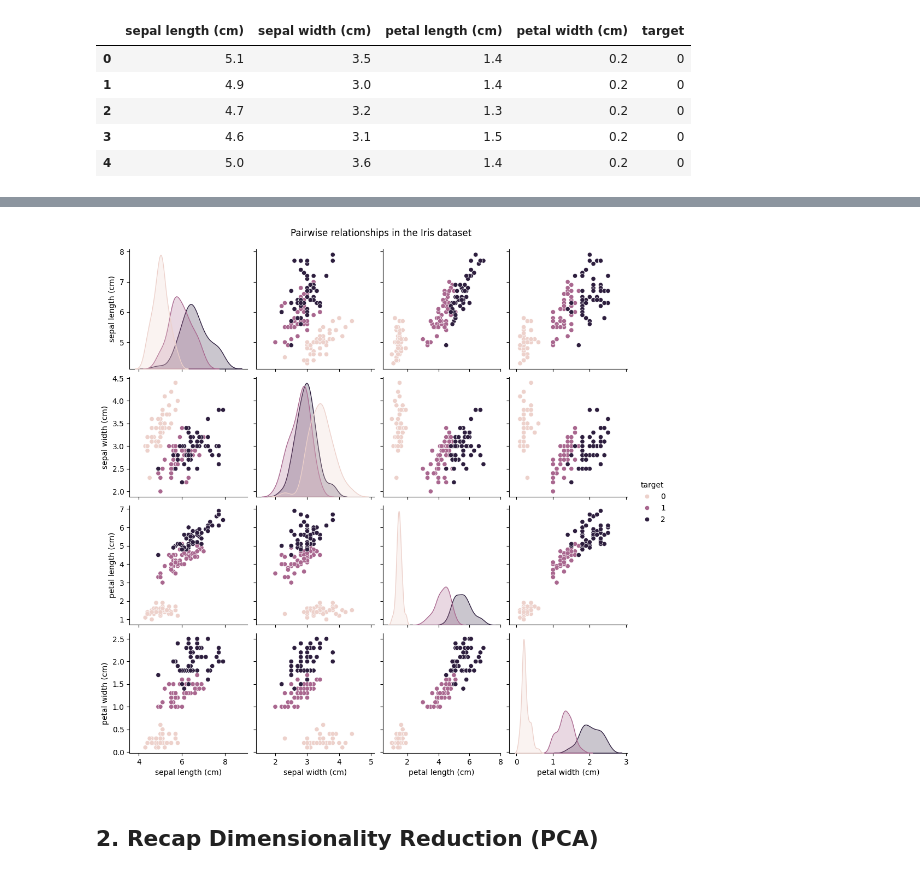
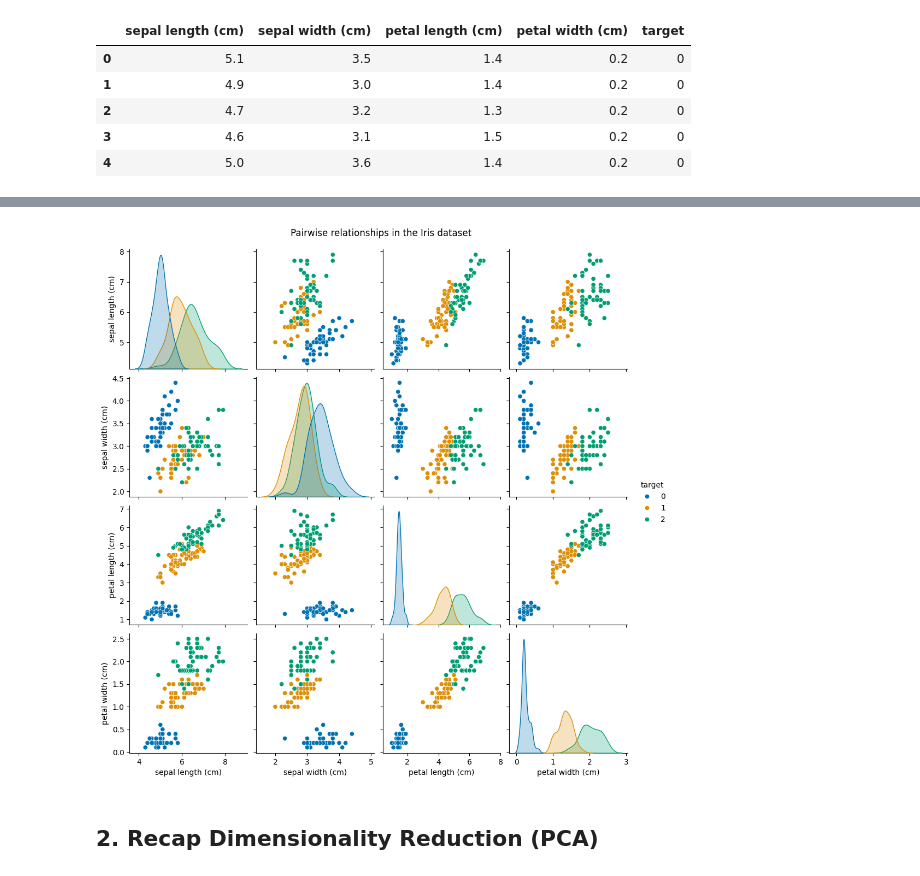
Before and after one commit to Hassan-Haydar/DSA103, a Jupyter notebook: EDA-lectures-7-8/src/lecture_8/EDA_with_Simple_ML_Models.ipynb, the cells around one changed output, grey strips where cells are left out. Saved outputs shown, nothing was run; the diff lists cells and outputs as text; code cells hidden in the pictures.

```diff
--- a/EDA-lectures-7-8/src/lecture_8/EDA_with_Simple_ML_Models.ipynb
+++ b/EDA-lectures-7-8/src/lecture_8/EDA_with_Simple_ML_Models.ipynb
@@ -43,9 +48,10 @@ new_df.head()
 # %%
-sns.pairplot(df, hue='target', diag_kind='kde')
+custom_palette = sns.color_palette("colorblind")
+sns.pairplot(df, hue='target',palette= custom_palette, diag_kind='kde')
 plt.suptitle("Pairwise relationships in the Iris dataset", y=1.02)
 plt.show()
 # %% [output]
-[figure, old version]
+[figure, new version]
 # %% [markdown]
 ## 2. Recap Dimensionality Reduction (PCA)
 # %%
```
Also changed, not shown: parts of 2 cells of this notebook.
